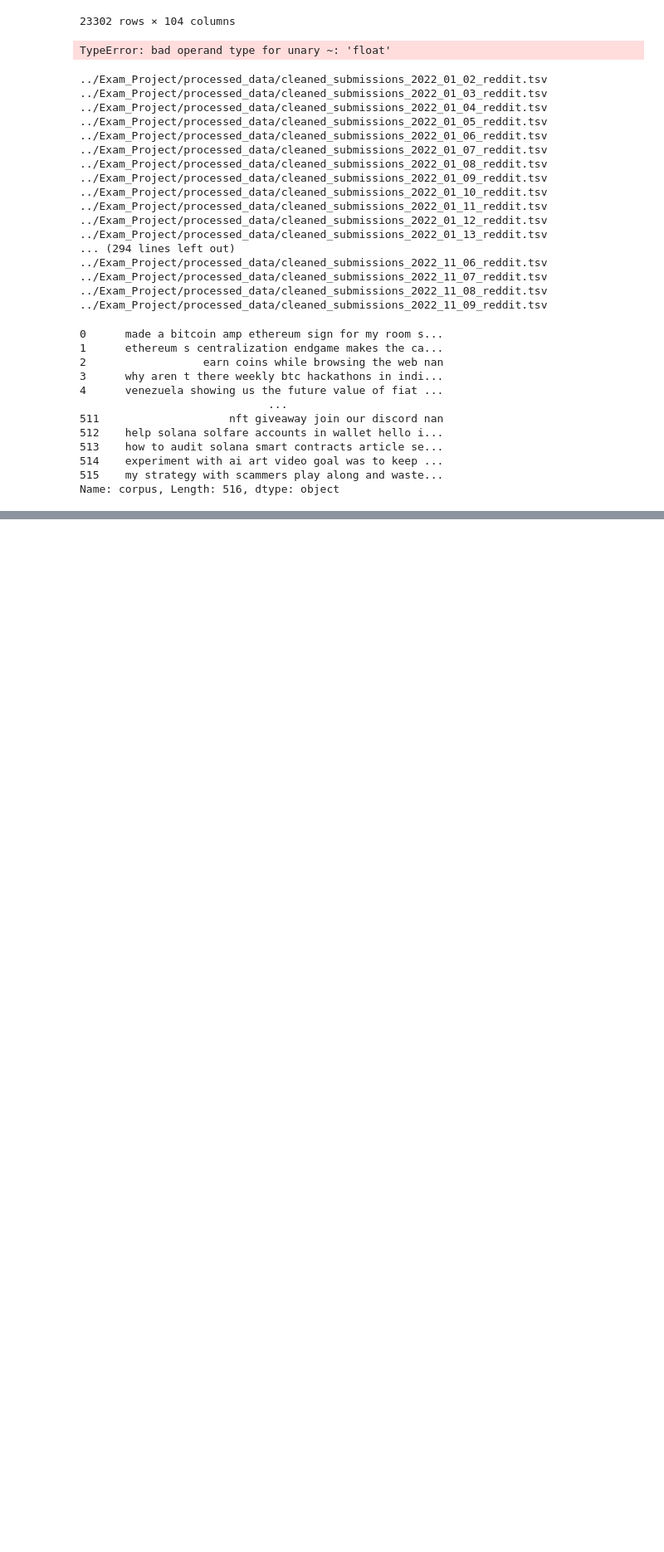
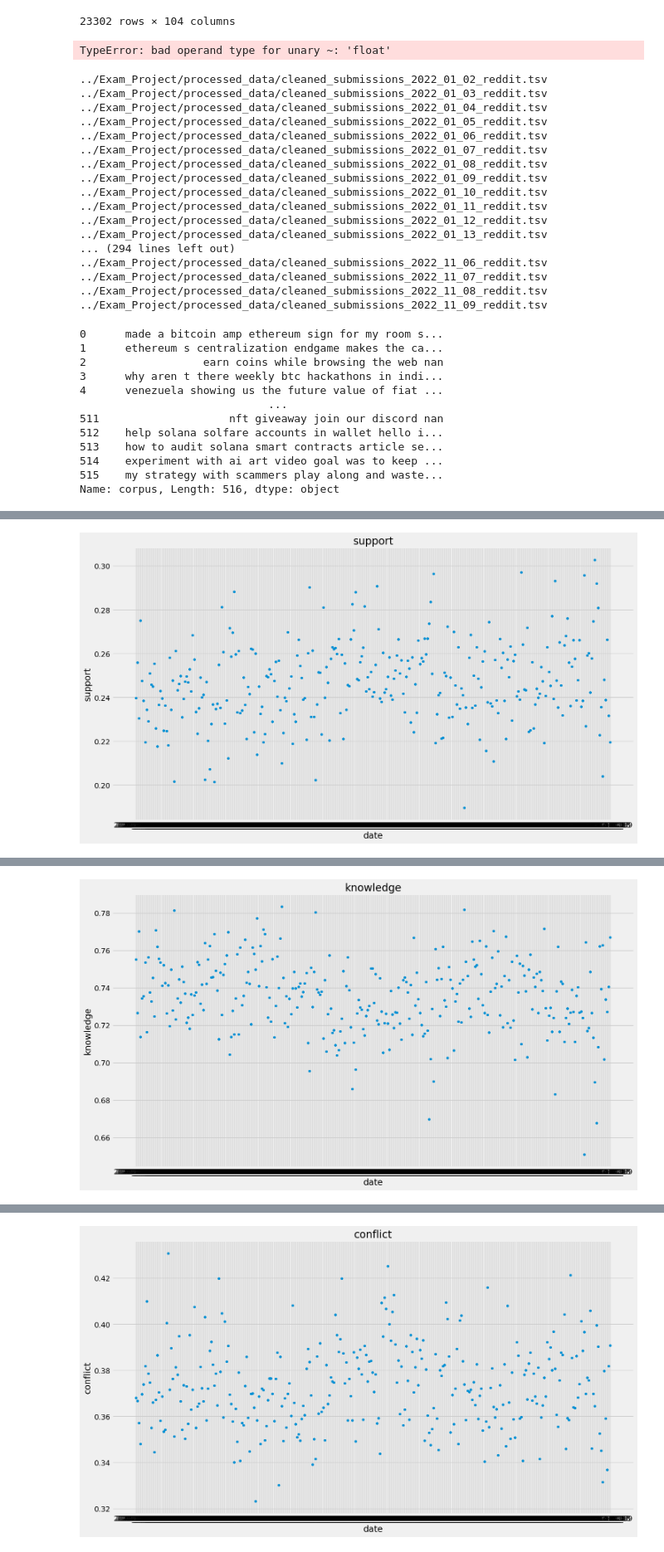
Before and after one commit to DueViktor/WildDataExam, a Jupyter notebook: EDA.ipynb, the cells around one changed output, grey strips where cells are left out. Shown at 83% size. Saved outputs shown, nothing was run; the diff lists cells and outputs as text; code cells hidden in the pictures; blank space fills up the shorter version.

```diff
--- a/EDA.ipynb
+++ b/EDA.ipynb
@@ -265,0 +328,7 @@ Name: corpus, Length: 516, dtype: object
+# %%
+plt.style.use('fivethirtyeight')
+agg = merged_posts[['date']+cols[1:]].groupby('date').mean().reset_index().sort_values('date')
+for col in cols[1:]:
+    agg.plot(kind='scatter',x= 'date',y = col,title=col,figsize=[16,9])
+    plt.show()
+# %% [output]
@@ -265,0 +339 @@ Name: corpus, Length: 516, dtype: object
+[figure, added]
@@ -265,0 +344 @@ Name: corpus, Length: 516, dtype: object
+[figure, added]
@@ -265,0 +349 @@ Name: corpus, Length: 516, dtype: object
+[figure, added]
```
Also changed, not shown: parts of 27 cells of this notebook, 3 other files.
